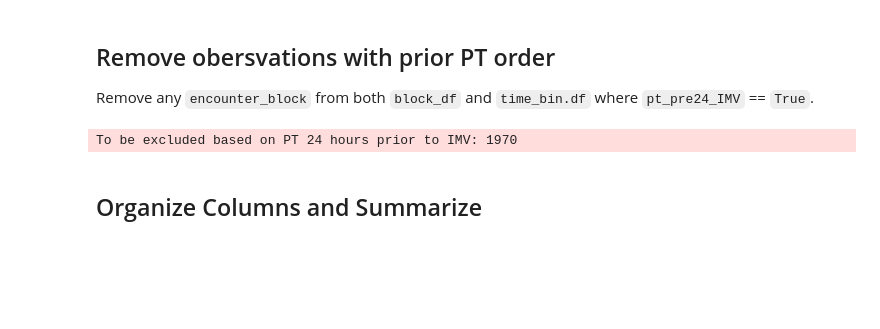
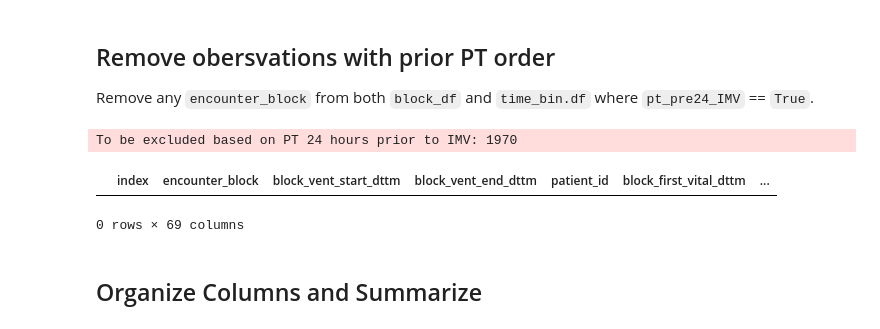
Before and after one commit to Common-Longitudinal-ICU-data-Format/CLIF-pt-consult-order-tte, a Jupyter notebook: code/3_calculations.ipynb, the cells around one changed output. Cells and saved outputs as stored; diff of their text form; code cells hidden in the pictures; blank space fills up the shorter version.

```diff
--- a/code/3_calculations.ipynb
+++ b/code/3_calculations.ipynb
@@ -524,7 +524,7 @@ block_df['pt_between_ICU_IMV'] = block_df['Time_first_PT'] < (-1*block_df['icu_t
 # Add Hospital mortality: TRUE if Death_dttm < discharge_dttm or (discharge category is hospice or dead)
 block_df["is_dead_hosp"] = (
     (block_df["death_dttm"] <= block_df["discharge_dttm"]) |
-    (block_df["discharge_category"].str.lower().isin(["Hospice", "Expired"]))
+    (block_df["discharge_category"].str.lower().isin(["hospice", "expired"]))
 )
 #48 hour mortality (in grace period)
 block_df['is_dead_2'] = (block_df['death_dttm'] - block_df['block_vent_start_dttm']).dt.total_seconds() <= (2*24*60*60)
@@ -727,6 +727,11 @@ block_df = block_df[~block_df['pt_pre24_IMV']]
 time_bin.df = time_bin.df[time_bin.df['encounter_block'].isin(block_df['encounter_block'])]
 # %% [output]
 To be excluded based on PT 24 hours prior to IMV: 1970
+# %%
+block_df[block_df['discharge_category'].isna() & block_df['discharge_dttm'].isna()].head()
+# %% [output]
+|  | index | encounter_block | block_vent_start_dttm | block_vent_end_dttm | patient_id | block_first_vital_dttm | ... |
+0 rows × 69 columns
 # %% [markdown]
 ## Organize Columns and Summarize
 # %%
```
Also changed, not shown: parts of 2 cells of this notebook, 8 other files.
